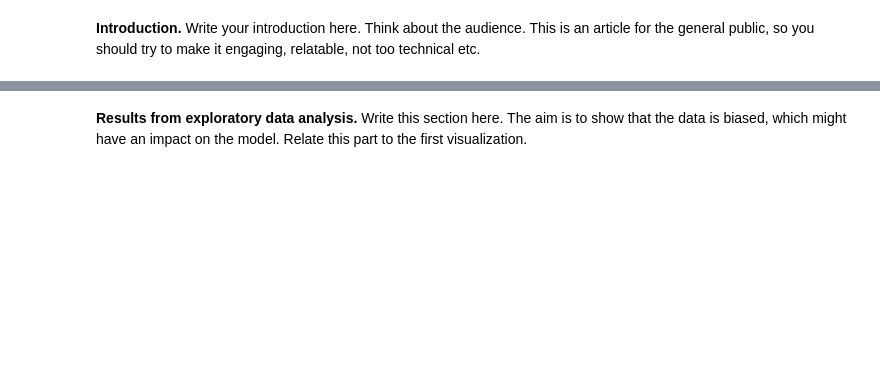
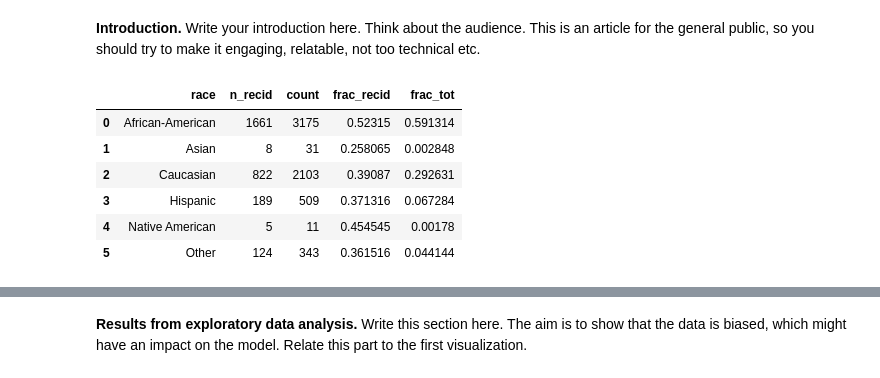
Before and after one commit to xelahalo/socialdata2022, a Jupyter notebook: Assignment2.ipynb, the cells around one changed output, grey strips where cells are left out. Cells and saved outputs as stored; diff of their text form; code cells hidden in the pictures; blank space fills up the shorter version.

```diff
--- a/Assignment2.ipynb
+++ b/Assignment2.ipynb
@@ -304,0 +351,25 @@ array([[1.00000000e-05, 1.00000000e+00, 1.00000000e+00],
+# %%
+df = filtered
+recid_idx = df.query('two_year_recid == 1').index
+
+def n_recid(group):
+    return len(group.filter(items=recid_idx))
+
+group = 'race'
+df_ = df.groupby(group).agg({group: [n_recid, 'count']}).reset_index()
+
+df_ = df_.transpose().reset_index(level=0, drop=True).transpose()
+df_.columns = [group, 'n_recid', 'count']
+
+df_['frac_recid'] = df_['n_recid'] / df_['count']
+df_['frac_tot'] = df_['n_recid'] / len(df.filter(items=recid_idx, axis=0))
+
+df_
+# %% [output]
+|  | race | n_recid | count | frac_recid | frac_tot |
+| 0 | African-American | 1661 | 3175 | 0.52315 | 0.591314 |
+| 1 | Asian | 8 | 31 | 0.258065 | 0.002848 |
+| 2 | Caucasian | 822 | 2103 | 0.39087 | 0.292631 |
+| 3 | Hispanic | 189 | 509 | 0.371316 | 0.067284 |
+| 4 | Native American | 5 | 11 | 0.454545 | 0.00178 |
+| 5 | Other | 124 | 343 | 0.361516 | 0.044144 |
```
Also changed, not shown: parts of 30 cells of this notebook.
